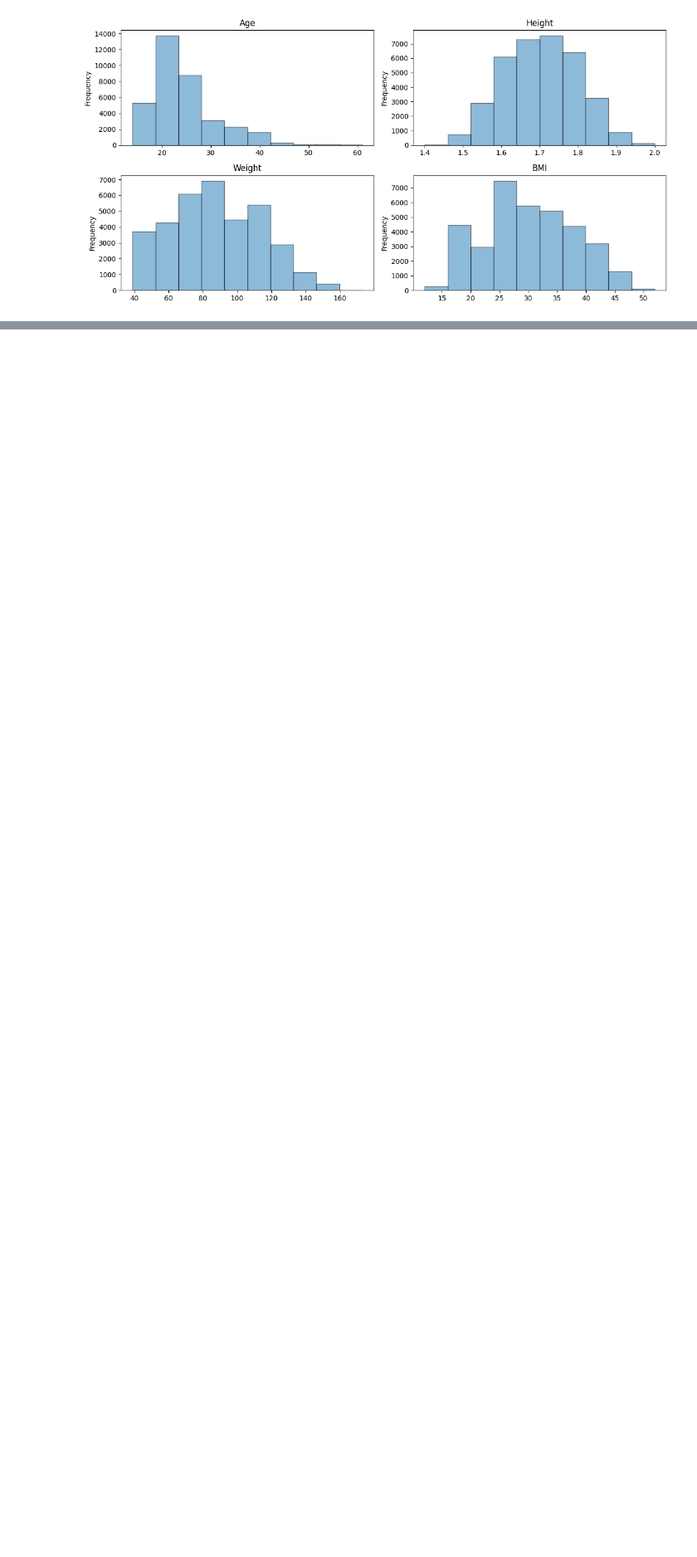
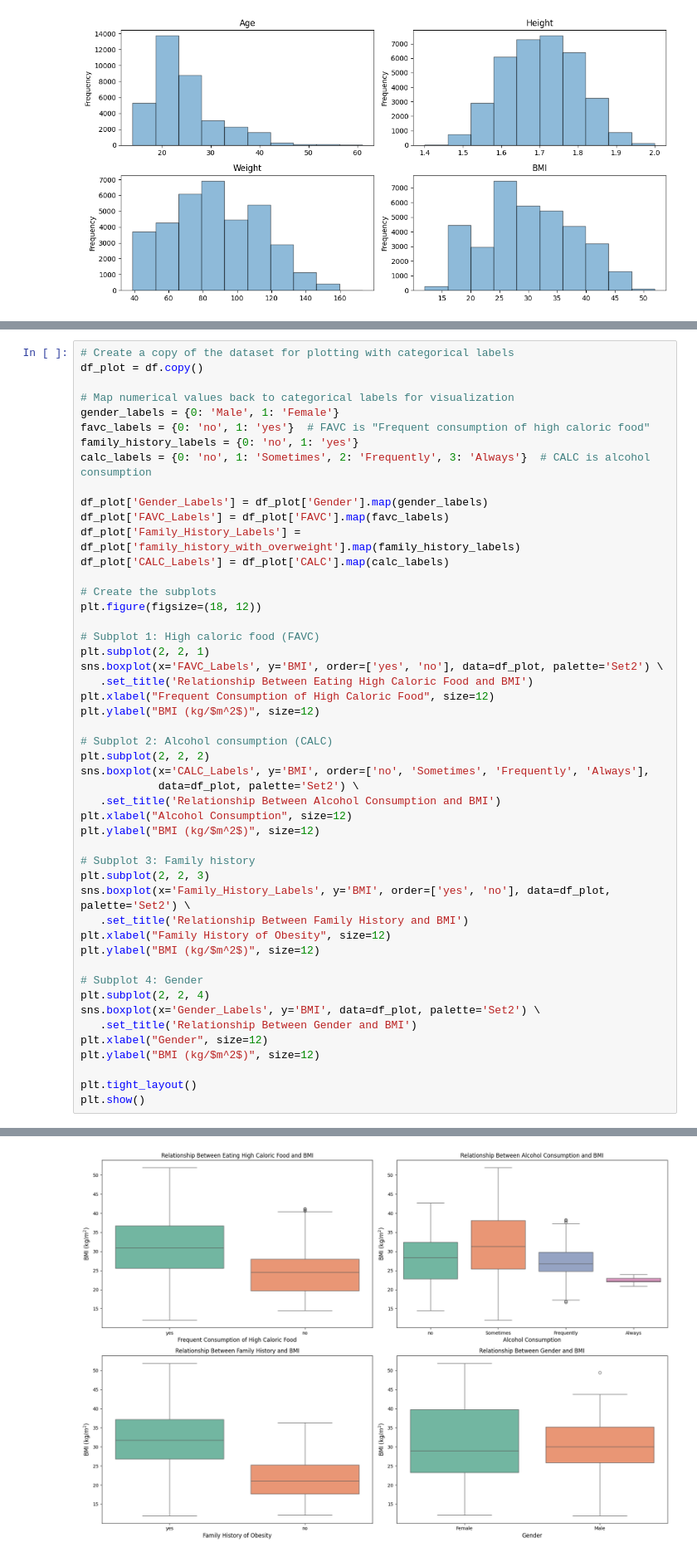
Before and after one commit to sutneV/BigData, a Jupyter notebook: notebooks/DataPreprocessingAndEDA.ipynb, the cells around one changed output, grey strips where cells are left out. Shown at 83% size. Saved outputs shown, nothing was run; the diff lists cells and outputs as text; blank space fills up the shorter version.

```diff
--- a/notebooks/DataPreprocessingAndEDA.ipynb
+++ b/notebooks/DataPreprocessingAndEDA.ipynb
@@ -352,0 +352,50 @@ UnboundLocalError: cannot access local variable 'boxprops' where it is not assoc
+# %%
+# Create a copy of the dataset for plotting with categorical labels
+df_plot = df.copy()
+
+# Map numerical values back to categorical labels for visualization
+gender_labels = {0: 'Male', 1: 'Female'}
+favc_labels = {0: 'no', 1: 'yes'}  # FAVC is "Frequent consumption of high caloric food"
+family_history_labels = {0: 'no', 1: 'yes'}
+calc_labels = {0: 'no', 1: 'Sometimes', 2: 'Frequently', 3: 'Always'}  # CALC is alcohol consumption
+
+df_plot['Gender_Labels'] = df_plot['Gender'].map(gender_labels)
+df_plot['FAVC_Labels'] = df_plot['FAVC'].map(favc_labels)
+df_plot['Family_History_Labels'] = df_plot['family_history_with_overweight'].map(family_history_labels)
+df_plot['CALC_Labels'] = df_plot['CALC'].map(calc_labels)
+
+# Create the subplots
+plt.figure(figsize=(18, 12))
+
+# Subplot 1: High caloric food (FAVC)
+plt.subplot(2, 2, 1)
+sns.boxplot(x='FAVC_Labels', y='BMI', order=['yes', 'no'], data=df_plot, palette='Set2') \
+   .set_title('Relationship Between Eating High Caloric Food and BMI')
+plt.xlabel("Frequent Consumption of High Caloric Food", size=12)
+plt.ylabel("BMI (kg/$m^2$)", size=12)
+
+# Subplot 2: Alcohol consumption (CALC)
+plt.subplot(2, 2, 2)
+sns.boxplot(x='CALC_Labels', y='BMI', order=['no', 'Sometimes', 'Frequently', 'Always'],
+            data=df_plot, palette='Set2') \
+   .set_title('Relationship Between Alcohol Consumption and BMI')
+plt.xlabel("Alcohol Consumption", size=12)
+plt.ylabel("BMI (kg/$m^2$)", size=12)
+
+# Subplot 3: Family history
+plt.subplot(2, 2, 3)
+sns.boxplot(x='Family_History_Labels', y='BMI', order=['yes', 'no'], data=df_plot, palette='Set2') \
+   .set_title('Relationship Between Family History and BMI')
+plt.xlabel("Family History of Obesity", size=12)
+plt.ylabel("BMI (kg/$m^2$)", size=12)
+
+# Subplot 4: Gender
+plt.subplot(2, 2, 4)
+sns.boxplot(x='Gender_Labels', y='BMI', data=df_plot, palette='Set2') \
+   .set_title('Relationship Between Gender and BMI')
+plt.xlabel("Gender", size=12)
+plt.ylabel("BMI (kg/$m^2$)", size=12)
+
+plt.tight_layout()
+plt.show()
+# %% [output]
@@ -353,3 +417,4 @@ UnboundLocalError: cannot access local variable 'boxprops' where it is not assoc
+[figure, added]
 # %%
 # Create a copy of the dataset for plotting with categorical labels
 df_plot = df.copy()
```
Also changed, not shown: parts of 2 cells of this notebook.
